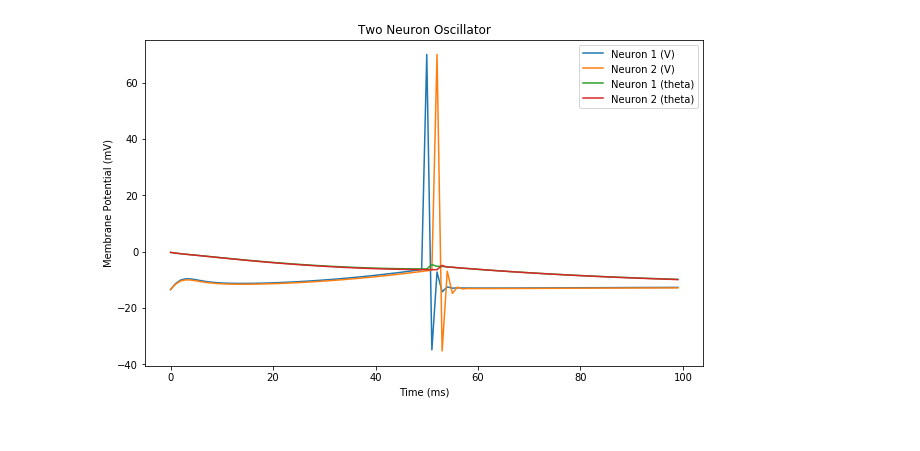
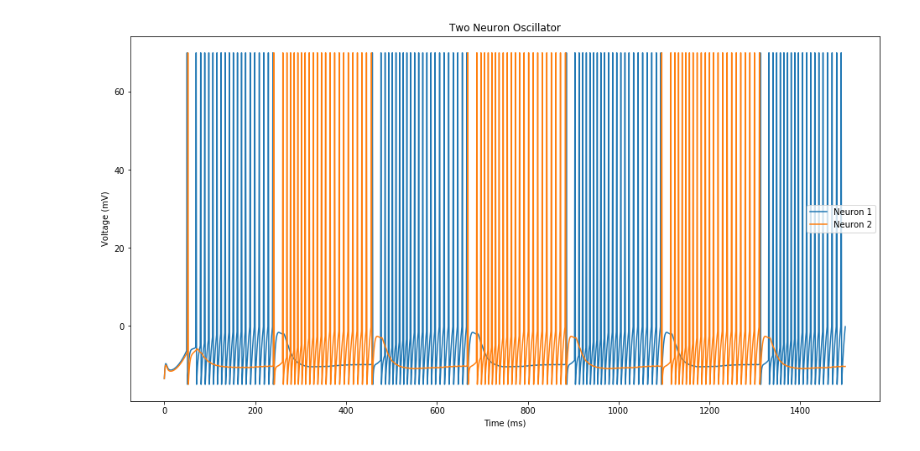
Before and after one commit to vanandrew/BME572, a Jupyter notebook: HW1/Problem2.ipynb, the cells around one changed output. Saved outputs shown, nothing was run; the diff lists cells and outputs as text; code cells hidden in the pictures.

```diff
--- a/HW1/Problem2.ipynb
+++ b/HW1/Problem2.ipynb
@@ -145,12 +145,12 @@ def run_model(model, title, iterations=100, show_input=False, create_legend=Fals
     time = [i*time_step for i in range(iterations)]
 
     # plot stuff
-    plt.figure(figsize=(10,6))
+    plt.figure(figsize=(16,8))
     if show_input:
         # Setup axes
         ax1 = plt.axes()
         ax1.set_xlabel('Time (ms)')
-        ax1.set_ylabel('Membrane Potential (mV)')
+        ax1.set_ylabel('Voltage (mV)')
         ax2 = ax1.twinx()
         ax2.set_ylabel('Current (nA)', color='m')
         ax2.tick_params('y', colors='m')
@@ -171,7 +171,7 @@ def run_model(model, title, iterations=100, show_input=False, create_legend=Fals
             plt.plot(time, model.plot_store[key], label=key)
         # Label Axes
         plt.xlabel('Time (ms)')
-        plt.ylabel('Membrane Potential (mV)')
+        plt.ylabel('Voltage (mV)')
 
         # create legend if set
         if create_legend:
@@ -342,10 +342,10 @@ class TwoNeuronOscillator:
     """
         A class representing the model described in part b
     """
-    def __init__(self, cg1=CurrentGenerator(I=1.1, It_start=0, It=1000),
-                 cg2=CurrentGenerator(I=0.9, It_start=0, It=1000),
+    def __init__(self, cg1=CurrentGenerator(I=1.1, It_start=0, It=1500),
+                 cg2=CurrentGenerator(I=0.9, It_start=0, It=1500),
                  C=1, R=10, Vrest=0, Vspk=70, tauthresh=50, Einh=-15,
-                 tausyn=15, gpeak=0.1, Tmax=1500, delt=1):
+                 tausyn=15, gpeak=0.1):
         """
             Defined Constants/Initial values:
             (membrane capacitance) C = 1 nF
@@ -356,8 +356,6 @@ class TwoNeuronOscillator:
             (synaptic reversal potential) Einh = -15 mV
             (synaptic time constant) tausyn = 15 ms
             (peak synaptic conductance) gpeak = 0.1 uS
-            (total simulation time) Tmax = 1500 ms
-            (integration time step) delt = 1 ms
         """
         # Set parameters
         parameters = locals()
@@ -376,10 +374,8 @@ class TwoNeuronOscillator:
 
         # Create dict to store plot data
         self.plot_store = {}
-        self.plot_store['Neuron 1 (V)'] = []
-        self.plot_store['Neuron 2 (V)'] = []
-        self.plot_store['Neuron 1 (theta)'] = []
-        self.plot_store['Neuron 2 (theta)'] = []
+        self.plot_store['Neuron 1'] = []
+        self.plot_store['Neuron 2'] = []
 
         # set reset flags so we can reset voltage
         self.reset1 = False
@@ -396,8 +392,7 @@ class TwoNeuronOscillator:
         # Calculate derivatives
         dvdt = (1/self.C)*((-self.neuron[n]['v']/self.R) - self.neuron[n]['g']*(self.neuron[n]['v'] - self.Einh) + I)
         dthetadt = (-self.neuron[n]['theta'] + self.neuron[n]['v'])/self.tauthresh
-#         print(self.neuron[on]['v'] == self.Vspk)
-        dzdt = (-self.neuron[n]['z']/self.tausyn) + (self.gpeak/(self.tausyn/np.exp(1)))*(self.neuron[on]['v'] == self.Vspk)
+        dzdt = (-self.neuron[n]['z']/self.tausyn) + (self.gpeak/(self.tausyn/np.exp(1)))*(self.neuron[on]['v']==self.Vspk)
         dgdt = (-self.neuron[n]['g']/self.tausyn) + self.neuron[n]['z']
 
         # return derivatives
@@ -423,53 +418,45 @@ class TwoNeuronOscillator:
             self.reset1 = True
         if self.neuron[1]['v'] >= self.neuron[1]['theta']:
             self.neuron[1]['v'] = self.Vspk
             self.reset2 = True
 
     def step(self):
         """
             Runs one step of the model
         """
         # get the current from the generator
         I1 = self.cg1()
         I2 = self.cg2()
 
-        # Calculate derivatives
-        derivatives1 = self.new_params(0, I1)
-        derivatives2 = self.new_params(1, I2)
+        # Calculate derivatives then update values
+        derivative1 = self.new_params(0, I1)
+        derivative2 = self.new_params(1, I2)
+        self.apply_params(0, *derivative1)
+        self.apply_params(1, *derivative2)
 
         # set params to reset values if flag set
         # For Neuron 1
         if self.reset1:
+            # "reset" reset flag
+            self.reset1 = False
             # set to baseline voltage
             self.neuron[0]['v'] = self.Einh
-            # "reset" reset flag
-            self.reset = False
-            # Set derivatives to 0
-            #derivatives1 = self.new_params(0, I1)
 
         # For Neuron 2
         if self.reset2:
+            # "reset" reset flag
+            self.reset2 = False
             # set to baseline voltage
             self.neuron[1]['v'] = self.Einh
-            # "reset" reset flag
-            self.reset = False
-            # Recalc derivative
-            #derivatives2 = self.new_params(1, I2)
-
-        # Update values
-        self.apply_params(0, *derivatives1)
-        self.apply_params(1, *derivatives2)
 
         # Check against thresholds
         self.set_params()
 
-        # append voltage to list
-#         print(self.neuron)
-        self.plot_store['Neuron 1 (V)'].append(self.neuron[0]['v'])
-        self.plot_store['Neuron 2 (V)'].append(self.neuron[1]['v'])
-        self.plot_store['Neuron 1 (theta)'].append(self.neuron[0]['theta'])
-        self.plot_store['Neuron 2 (theta)'].append(self.neuron[1]['theta'])
+        # append parameters to list
+        self.plot_store['Neuron 1'].append(self.neuron[0]['v'])
+        self.plot_store['Neuron 2'].append(self.neuron[1]['v'])
 
-run_model(TwoNeuronOscillator(), 'Two Neuron Oscillator', iterations=100, create_legend=True)
+# run Two neuron model
+run_model(TwoNeuronOscillator(), 'Two Neuron Oscillator', iterations=1500, create_legend=True)
 # %% [output]
-[figure, old version]
+[figure, new version]
```
Also changed, not shown: parts of 4 cells of this notebook.
